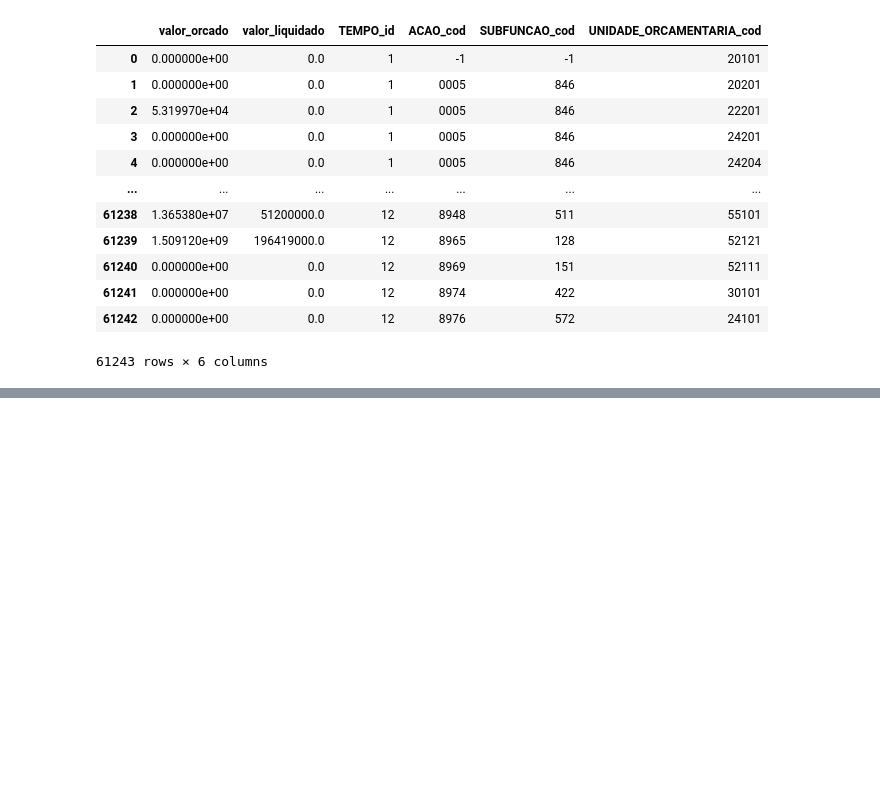
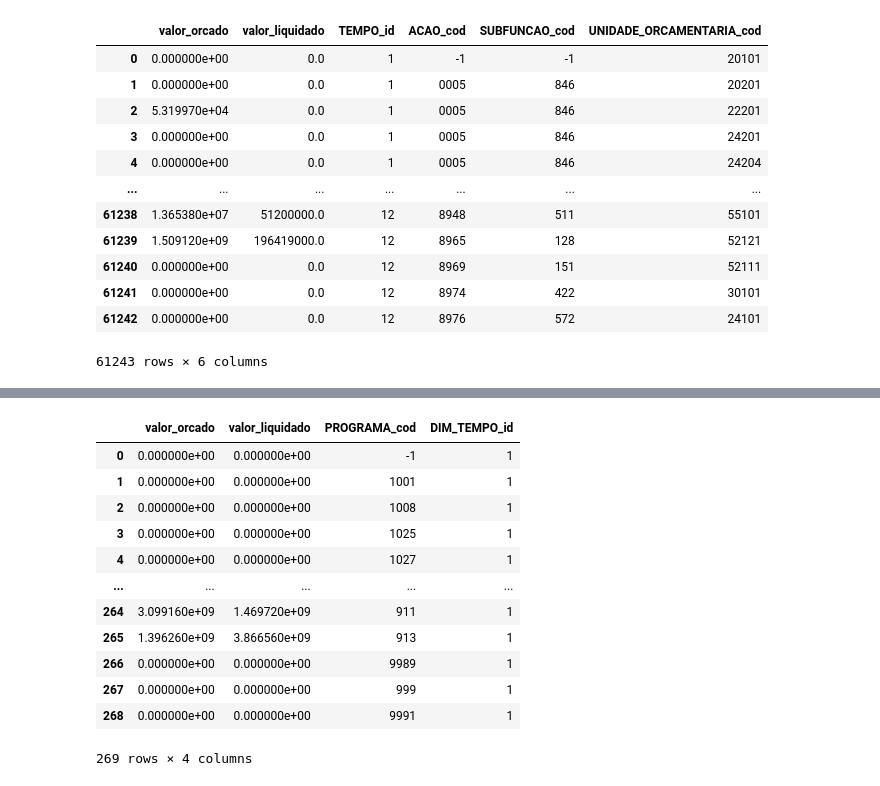
Before and after one commit to derikoliveira/usjt_datawarehouse_etl, a Jupyter notebook: src/listagem_dados.ipynb, the cells around one changed output, grey strips where cells are left out. Drawn from its saved outputs; the diff is of its cells as text; code cells hidden in the pictures; blank space fills up the shorter version.

```diff
--- a/src/listagem_dados.ipynb
+++ b/src/listagem_dados.ipynb
@@ -46,0 +103,24 @@ fato
+# %%
+def criar_ag_programa_df():
+    select = """SELECT * FROM AG_PROGRAMA_ANO"""
+    descricao, agregados_list = mysql_obj.execute_read_query_with_description(select)
+    nomes_colunas = [d[0] for d in descricao]
+    agregados = pd.DataFrame.from_records(agregados_list, columns=nomes_colunas)
+    return agregados
+# %%
+ag_programa = criar_ag_programa_df()
+ag_programa
+# %% [output]
+|  | valor_orcado | valor_liquidado | PROGRAMA_cod | DIM_TEMPO_id |
+| 0 | 0.000000e+00 | 0.000000e+00 | -1 | 1 |
+| 1 | 0.000000e+00 | 0.000000e+00 | 1001 | 1 |
+| 2 | 0.000000e+00 | 0.000000e+00 | 1008 | 1 |
+| 3 | 0.000000e+00 | 0.000000e+00 | 1025 | 1 |
+| 4 | 0.000000e+00 | 0.000000e+00 | 1027 | 1 |
+| ... | ... | ... | ... | ... |
+| 264 | 3.099160e+09 | 1.469720e+09 | 911 | 1 |
+| 265 | 1.396260e+09 | 3.866560e+09 | 913 | 1 |
+| 266 | 0.000000e+00 | 0.000000e+00 | 9989 | 1 |
+| 267 | 0.000000e+00 | 0.000000e+00 | 999 | 1 |
+| 268 | 0.000000e+00 | 0.000000e+00 | 9991 | 1 |
+269 rows × 4 columns
```
Also changed, not shown: parts of 12 cells of this notebook.
